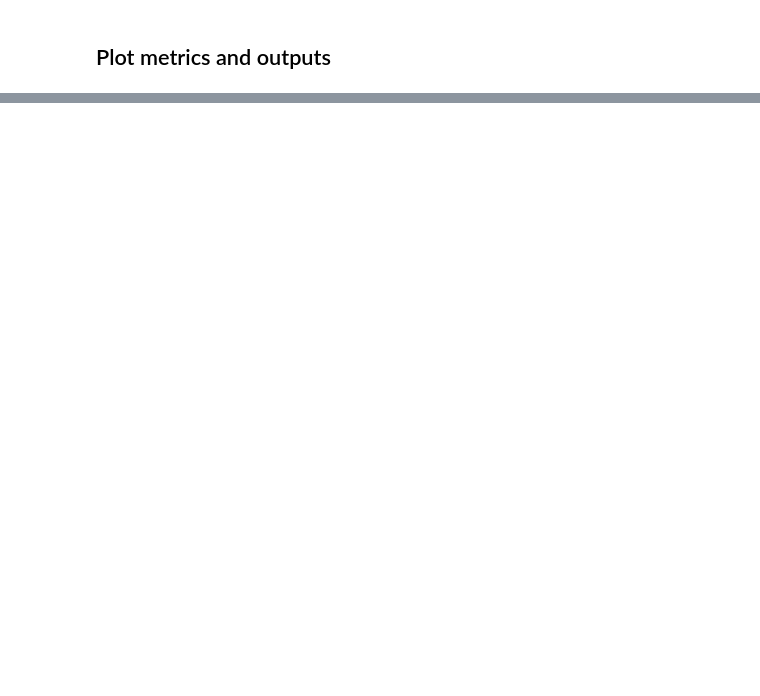
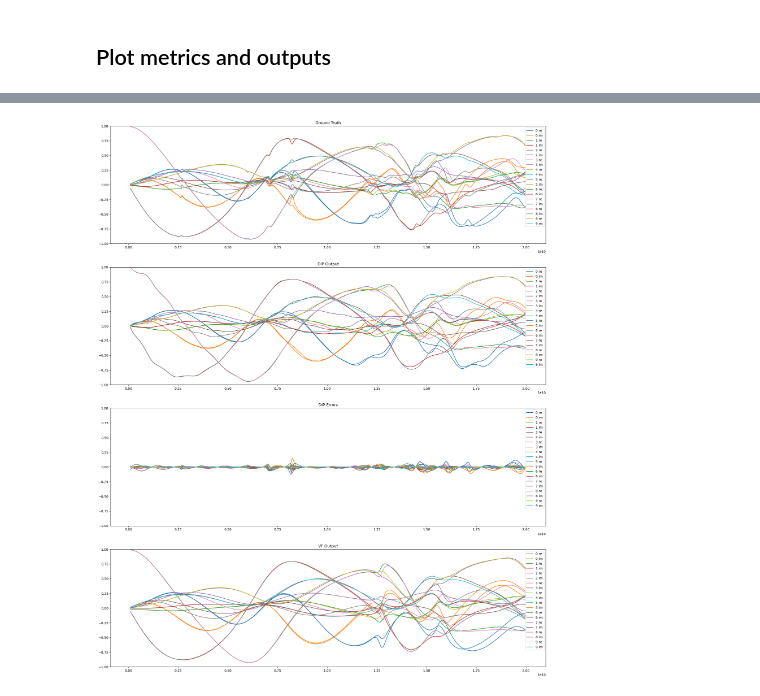
Before and after one commit to VarunGorti/CurveFitting-DIP, a Jupyter notebook: baseline_14.ipynb, the cells around one changed output, grey strips where cells are left out. Saved outputs shown, nothing was run; the diff lists cells and outputs as text; code cells hidden in the pictures; blank space fills up the shorter version.

```diff
--- a/baseline_14.ipynb
+++ b/baseline_14.ipynb
@@ -435,0 +540,39 @@ if N_SPARAMS <= 10:
+# %%
+dip_errors = x - out
+
+fig, axes = plt.subplots(4,1, figsize=(24, 30))
+axes = axes.flatten()
+
+for i in range(N_SPARAMS):
+    axes[0].plot(gt_freqs, x[0,2*i].cpu(), label=str(i)+" re")
+    axes[0].plot(gt_freqs, x[0,2*i+1].cpu(), label=str(i)+" im")
+axes[0].set_title("Ground Truth")
+axes[0].set_ylim(-1,1)
+if N_SPARAMS <= 10:
+    axes[0].legend(loc='upper right')
+
+for i in range(N_SPARAMS):
+    axes[1].plot(gt_freqs, out[0,2*i].detach().cpu(), label=str(i)+" re")
+    axes[1].plot(gt_freqs, out[0,2*i+1].detach().cpu(), label=str(i)+" im")
+axes[1].set_title("DIP Output")
+axes[1].set_ylim(-1,1)
+if N_SPARAMS <= 10:
+    axes[1].legend(loc='upper right')
+
+for i in range(N_SPARAMS):
+    axes[2].plot(gt_freqs, dip_errors[0,2*i].detach().cpu(), label=str(i)+" re")
+    axes[2].plot(gt_freqs, dip_errors[0,2*i+1].detach().cpu(), label=str(i)+" im")
+axes[2].set_title("DIP Errors")
+axes[2].set_ylim(-1,1)
+if N_SPARAMS <= 10:
+    axes[2].legend(loc='upper right')
+
+for i in range(N_SPARAMS):
+    axes[3].plot(gt_freqs, vf_data[0,2*i].detach().cpu(), label=str(i)+" re")
+    axes[3].plot(gt_freqs, vf_data[0,2*i+1].detach().cpu(), label=str(i)+" im")
+axes[3].set_title("VF Output")
+axes[3].set_ylim(-1,1)
+if N_SPARAMS <= 10:
+    axes[3].legend(loc='upper right')
+# %% [output]
+[figure, added]
```
Also changed, not shown: parts of 6 cells of this notebook, 32 other files.
